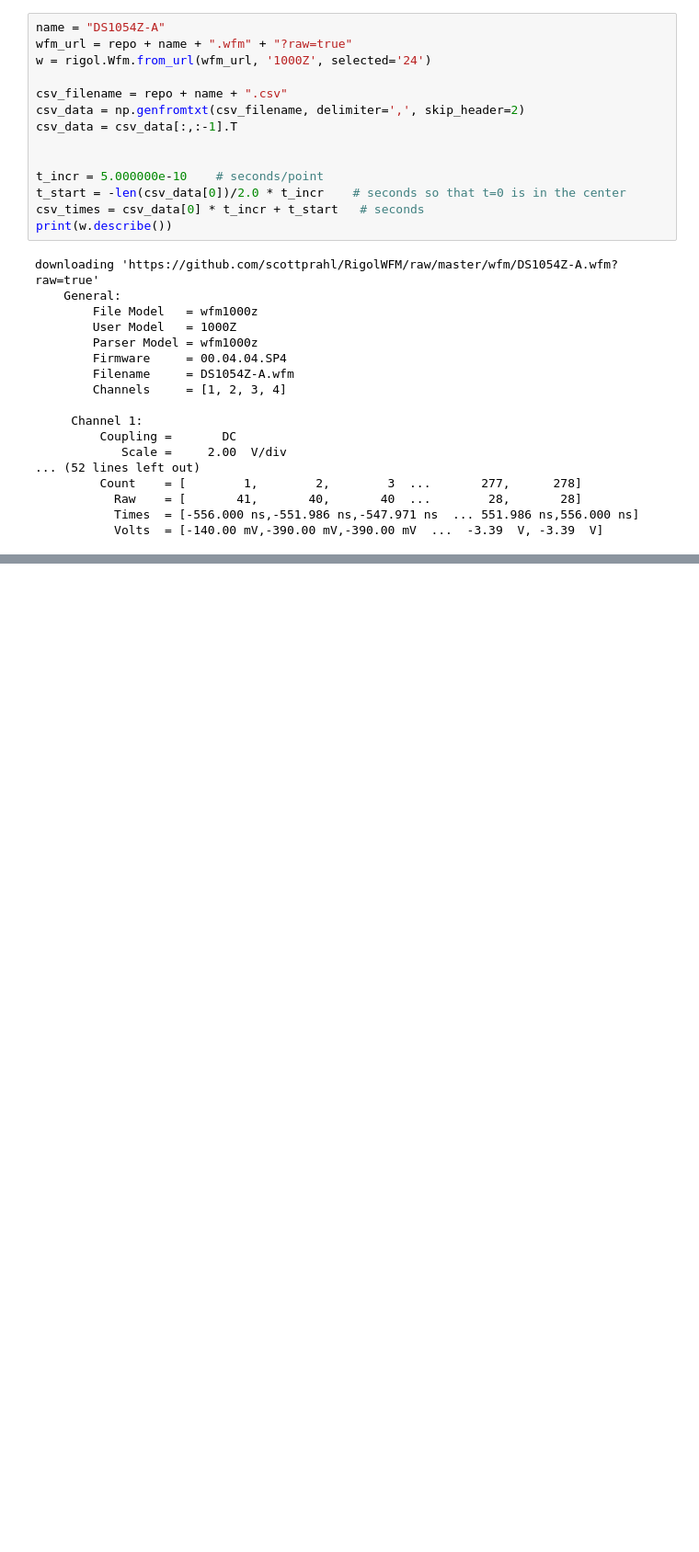
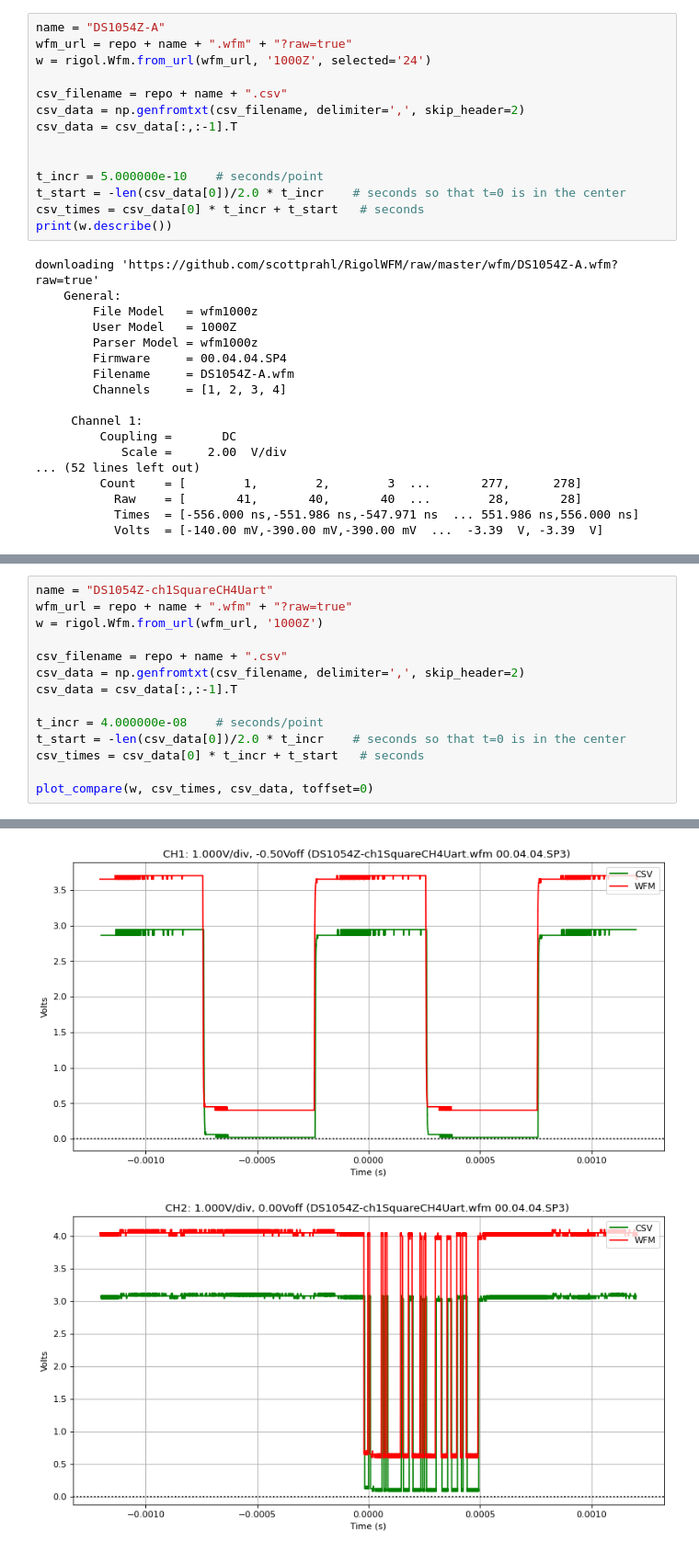
Before and after one commit to scottprahl/RigolWFM, a Jupyter notebook: docs/1-DS1000Z-Waveforms.ipynb, the cells around one changed output, grey strips where cells are left out. Shown at 92% size. Drawn from its saved outputs; the diff is of its cells as text; blank space fills up the shorter version.

```diff
--- a/docs/1-DS1000Z-Waveforms.ipynb
+++ b/docs/1-DS1000Z-Waveforms.ipynb
@@ -524,0 +531,15 @@ downloading 'https://github.com/scottprahl/RigolWFM/raw/master/wfm/DS1054Z-A.wfm
+# %%
+name = "DS1054Z-ch1SquareCH4Uart"
+wfm_url = repo + name + ".wfm" + "?raw=true"
+w = rigol.Wfm.from_url(wfm_url, '1000Z')
+
+csv_filename = repo + name + ".csv"
+csv_data = np.genfromtxt(csv_filename, delimiter=',', skip_header=2)
+csv_data = csv_data[:,:-1].T
+
+t_incr = 4.000000e-08    # seconds/point
+t_start = -len(csv_data[0])/2.0 * t_incr    # seconds so that t=0 is in the center
+csv_times = csv_data[0] * t_incr + t_start   # seconds
+
+plot_compare(w, csv_times, csv_data, toffset=0)
+# %% [output]
@@ -524,0 +547,2 @@ downloading 'https://github.com/scottprahl/RigolWFM/raw/master/wfm/DS1054Z-A.wfm
+[figure, added]
+[figure, added]
```
Also changed, not shown: parts of 8 cells of this notebook, 5 other files.
